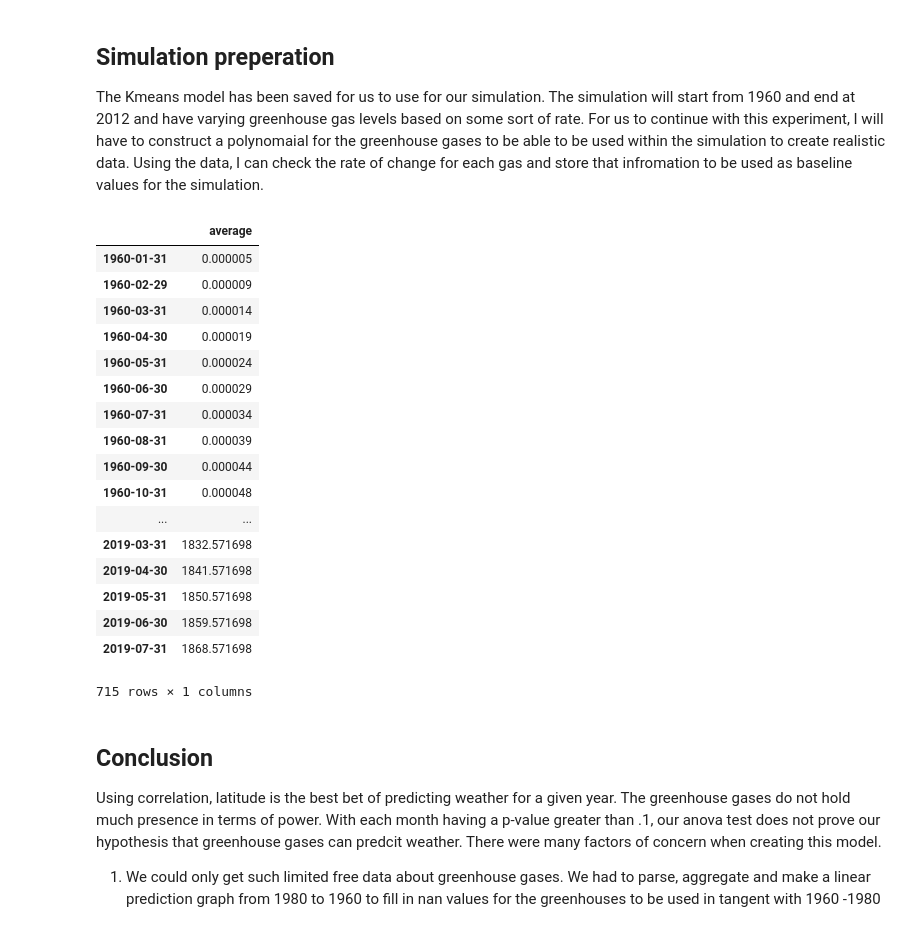
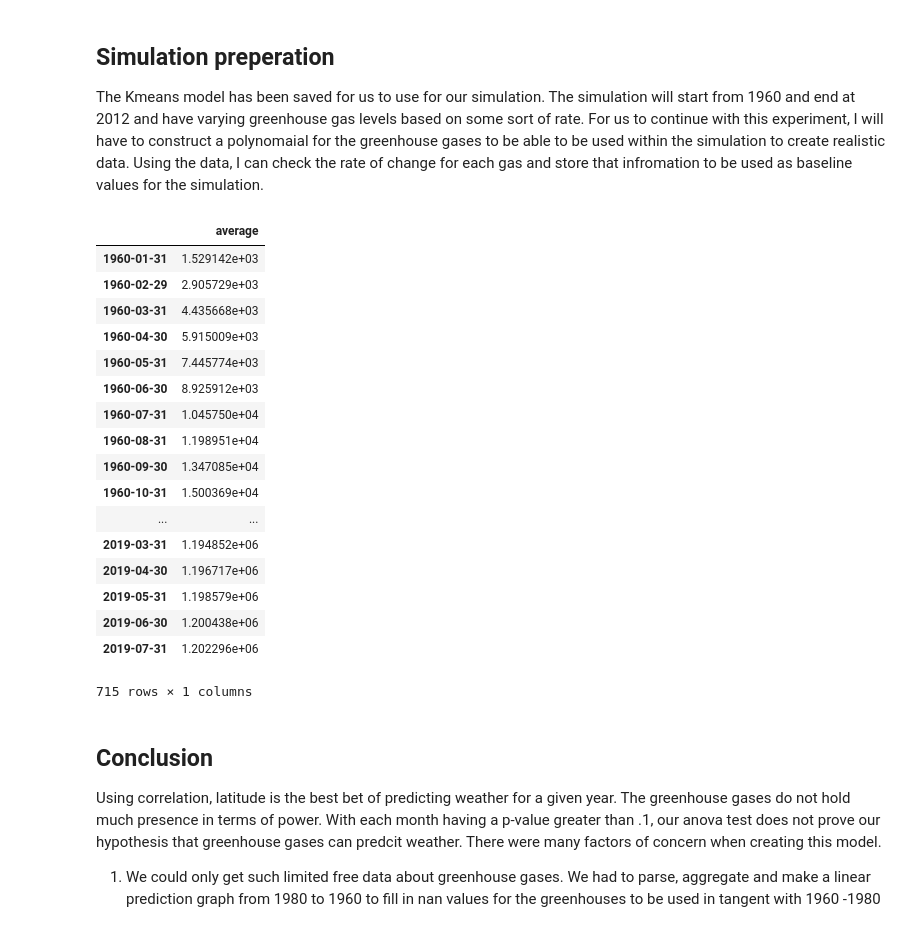
Before and after one commit to Scare983/ClimateChangeMLSimulation, a Jupyter notebook: Analysis.ipynb, the cells around one changed output. Saved outputs shown, nothing was run; the diff lists cells and outputs as text; code cells hidden in the pictures.

```diff
--- a/Analysis.ipynb
+++ b/Analysis.ipynb
@@ -1023,25 +1023,25 @@ for greenhouseObj in [sf6_obj, CH4_obj, co2_obj, n2o_obj]:
 # %%
 monthData[0][monthData[0]['LongLat']==0]
 #monthData[0]['ch4']
-sf6_obj.monthDataFrame
+CH4_obj.monthDataFrame
 # %% [output]
 |  | average |
-| 1960-01-31 | 0.000005 |
-| 1960-02-29 | 0.000009 |
-| 1960-03-31 | 0.000014 |
-| 1960-04-30 | 0.000019 |
-| 1960-05-31 | 0.000024 |
-| 1960-06-30 | 0.000029 |
-| 1960-07-31 | 0.000034 |
-| 1960-08-31 | 0.000039 |
-| 1960-09-30 | 0.000044 |
-| 1960-10-31 | 0.000048 |
+| 1960-01-31 | 1.529142e+03 |
+| 1960-02-29 | 2.905729e+03 |
+| 1960-03-31 | 4.435668e+03 |
+| 1960-04-30 | 5.915009e+03 |
+| 1960-05-31 | 7.445774e+03 |
+| 1960-06-30 | 8.925912e+03 |
+| 1960-07-31 | 1.045750e+04 |
+| 1960-08-31 | 1.198951e+04 |
+| 1960-09-30 | 1.347085e+04 |
+| 1960-10-31 | 1.500369e+04 |
 | ... | ... |
-| 2019-03-31 | 1832.571698 |
-| 2019-04-30 | 1841.571698 |
-| 2019-05-31 | 1850.571698 |
-| 2019-06-30 | 1859.571698 |
-| 2019-07-31 | 1868.571698 |
+| 2019-03-31 | 1.194852e+06 |
+| 2019-04-30 | 1.196717e+06 |
+| 2019-05-31 | 1.198579e+06 |
+| 2019-06-30 | 1.200438e+06 |
+| 2019-07-31 | 1.202296e+06 |
 715 rows × 1 columns
 # %% [markdown]
 ## Conclusion
```
Also changed, not shown: 7 other files.
